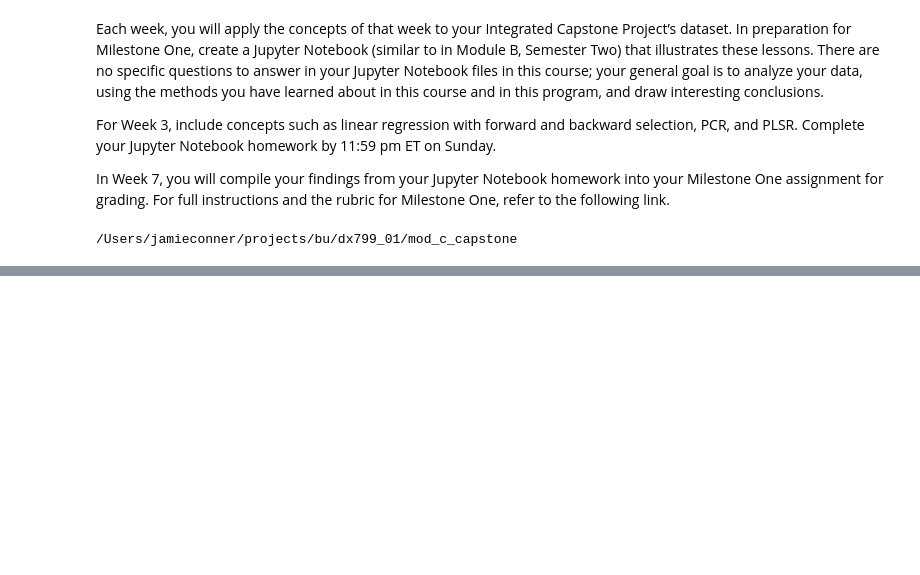
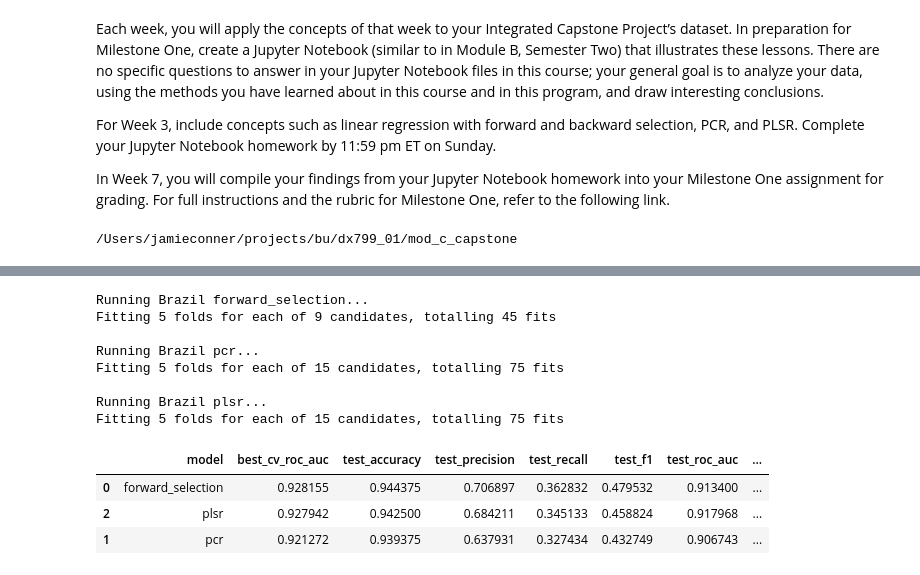
Before and after one commit to jrconner16/mod_c_capstone, a Jupyter notebook: notebooks/milestone1/03_week3_feature_selection_pcr_pls.ipynb, the cells around one changed output, grey strips where cells are left out. Drawn from its saved outputs; the diff is of its cells as text; code cells hidden in the pictures; blank space fills up the shorter version.

```diff
--- a/notebooks/milestone1/03_week3_feature_selection_pcr_pls.ipynb
+++ b/notebooks/milestone1/03_week3_feature_selection_pcr_pls.ipynb
@@ -166,0 +169,57 @@ Overall, I would treat PLSR as the best Week 3 model for this diagnostic workflo
+# %%
+df_brazil, target_brazil = load_brazil(sample_size=8000, random_state=42)
+X_brazil, y_brazil = split_X_y(df_brazil, target_brazil)
+
+X_train_brazil, X_test_brazil, y_train_brazil, y_test_brazil = train_test_split(
+    X_brazil, y_brazil, test_size=0.2, random_state=42, stratify=y_brazil
+)
+
+brazil_results = []
+brazil_best_models = {}
+
+for name, pipe in pipelines.items():
+    print(f"\nRunning Brazil {name}...")
+
+    search = GridSearchCV(
+        estimator=pipe,
+        param_grid=param_grids[name],
+        scoring="roc_auc",
+        cv=cv,
+        n_jobs=-1,
+        verbose=1
+    )
+
+    search.fit(X_train_brazil, y_train_brazil)
+
+    best_model = search.best_estimator_
+    brazil_best_models[name] = best_model
+
+    y_pred = best_model.predict(X_test_brazil)
+    y_proba = best_model.predict_proba(X_test_brazil)[:, 1]
+
+    brazil_results.append({
+        "model": name,
+        "best_cv_roc_auc": search.best_score_,
+        "test_accuracy": accuracy_score(y_test_brazil, y_pred),
+        "test_precision": precision_score(y_test_brazil, y_pred, zero_division=0),
+        "test_recall": recall_score(y_test_brazil, y_pred, zero_division=0),
+        "test_f1": f1_score(y_test_brazil, y_pred, zero_division=0),
+        "test_roc_auc": roc_auc_score(y_test_brazil, y_proba),
+        "best_params": search.best_params_
+    })
+
+brazil_results_df = pd.DataFrame(brazil_results).sort_values("best_cv_roc_auc", ascending=False)
+brazil_results_df
+# %% [output]
+Running Brazil forward_selection...
+Fitting 5 folds for each of 9 candidates, totalling 45 fits
+
+Running Brazil pcr...
+Fitting 5 folds for each of 15 candidates, totalling 75 fits
+
+Running Brazil plsr...
+Fitting 5 folds for each of 15 candidates, totalling 75 fits
+|  | model | best_cv_roc_auc | test_accuracy | test_precision | test_recall | test_f1 | test_roc_auc | ... |
+| 0 | forward_selection | 0.928155 | 0.944375 | 0.706897 | 0.362832 | 0.479532 | 0.913400 | ... |
+| 2 | plsr | 0.927942 | 0.942500 | 0.684211 | 0.345133 | 0.458824 | 0.917968 | ... |
+| 1 | pcr | 0.921272 | 0.939375 | 0.637931 | 0.327434 | 0.432749 | 0.906743 | ... |
```
Also changed, not shown: parts of 7 cells of this notebook, 26 other files.
